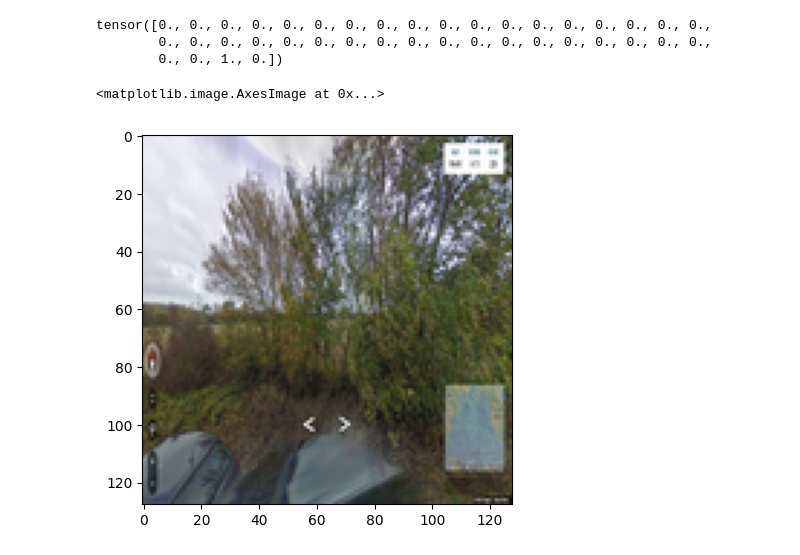
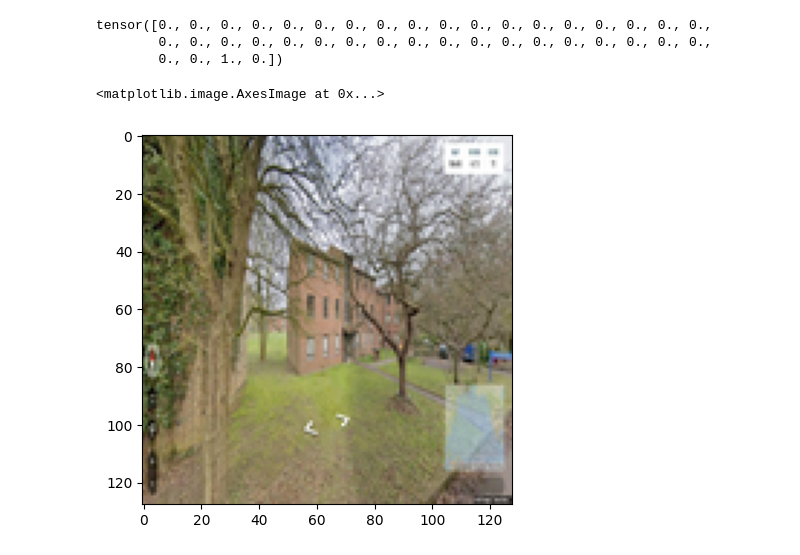
Before and after one commit to AlessandroCesaTs/Street_View_Generator, a Jupyter notebook: check_generation.ipynb, the cells around one changed output. Drawn from its saved outputs; the diff is of its cells as text; code cells hidden in the pictures.

```diff
--- a/check_generation.ipynb
+++ b/check_generation.ipynb
@@ -14,10 +14,10 @@ tensor([0., 0., 0., 0., 0., 0., 0., 0., 0., 0., 0., 0., 0., 0., 0., 0., 0., 0.,
         0., 0., 0., 0., 0., 0., 0., 0., 0., 0., 0., 0., 0., 0., 0., 0., 0., 0.,
         0., 0., 1., 0.])
 # %%
-plt.imshow(data[5][0].permute(1,2,0))
+plt.imshow(data[0][0].permute(1,2,0))
 # %% [output]
 <matplotlib.image.AxesImage at 0x...>
-[figure, old version]
+[figure, new version]
 # %%
 model=VariationalAutoEncoder(256)
 model.load_state_dict(torch.load('models/model5e-05_256.pt',map_location=device))
```
Also changed, not shown: parts of 4 cells of this notebook, 5 other files.
